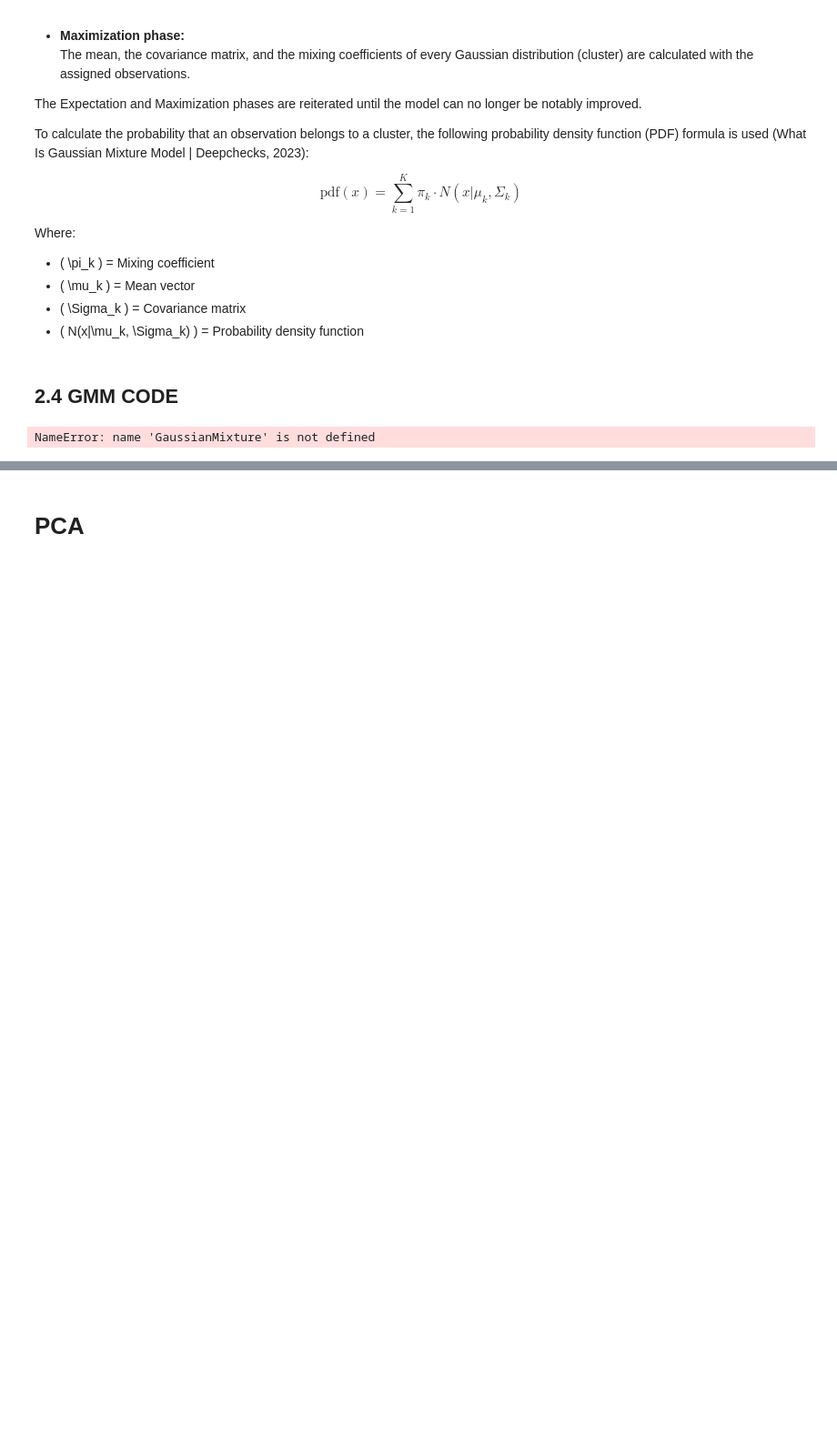
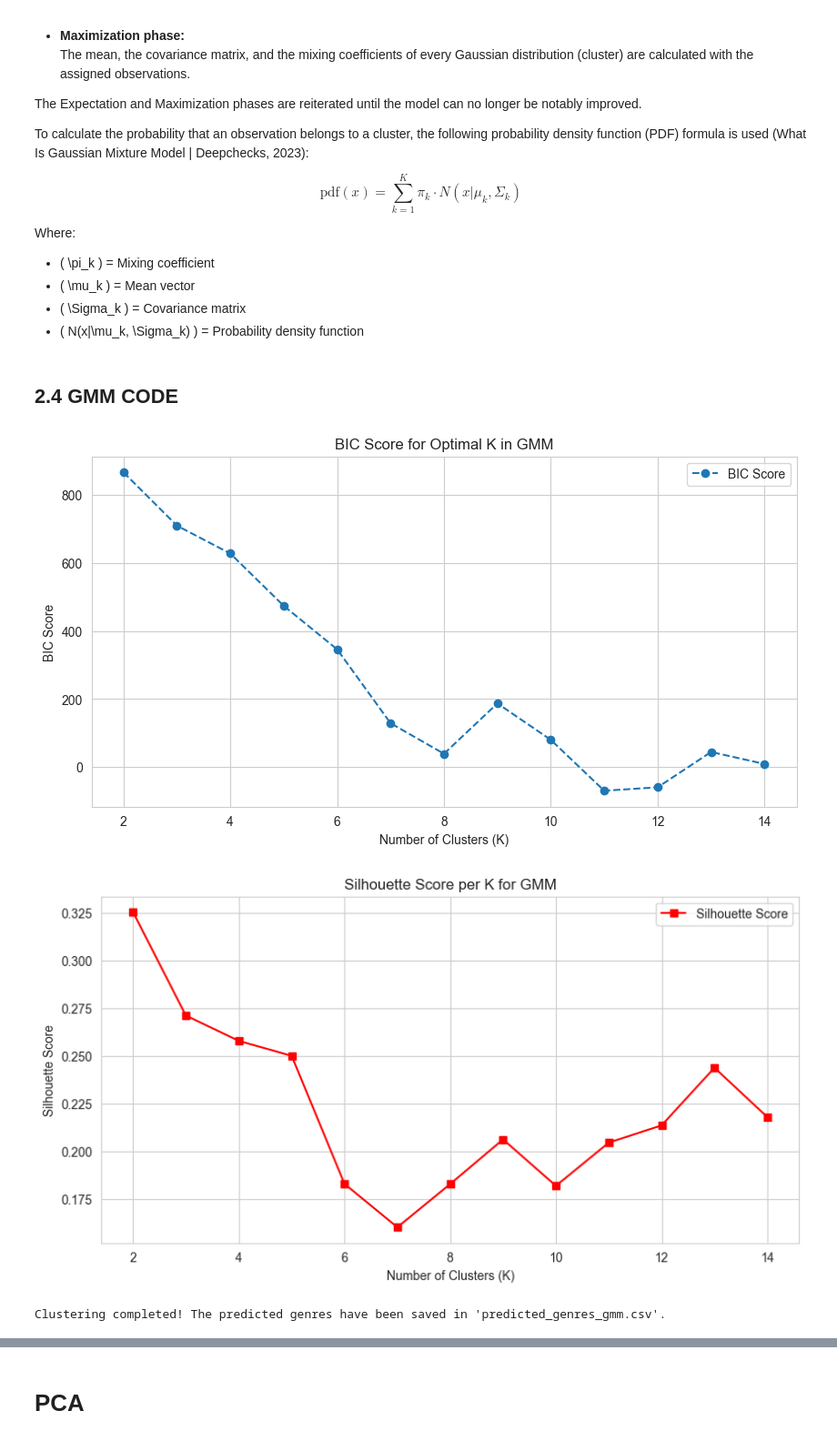
Before and after one commit to Akshay22087249/TurboAdventure, a Jupyter notebook: Main.ipynb, the cells around one changed output, grey strips where cells are left out. Shown at 91% size. Drawn from its saved outputs; the diff is of its cells as text; code cells hidden in the pictures; blank space fills up the shorter version.

```diff
--- a/Main.ipynb
+++ b/Main.ipynb
@@ -1086,7 +1086,6 @@ Where:
 # ChatGPT, 2025, Prompt 1: "how do i initialize gmm and which params are most important"
 # ChatGPT, 2025, Prompt 1: "what is bic for and how to interpret?"
 # Link: https://chatgpt.com/share/679fe496-73ac-8001-88e6-af2d9d216f71
-
 
 # **STEP 1: Load Data**
 labels_path = "muziek-genre-clustering-24-25/labels_new.csv"
@@ -1108,52 +1107,60 @@ scaler = StandardScaler()
 labeled_df[feature_columns] = scaler.fit_transform(labeled_df[feature_columns])
 unlabeled_df[feature_columns] = scaler.transform(unlabeled_df[feature_columns])  # Apply same scaling
 
-# **STEP 4: Determine Optimal Clusters with BIC (GMM Method)**
+# **STEP 4: Determine Optimal Clusters with BIC and Silhouette Score**
 bic_scores = []
 silhouette_scores = []
 K_range = range(2, 15)
 
 for k in K_range:
-    gmm = GaussianMixture(n_components=k, random_state=42, covariance_type='full')
+    gmm = GaussianMixture(n_components=k, random_state=42, n_init=10)
     gmm.fit(labeled_df[feature_columns])
+
+    labels = gmm.predict(labeled_df[feature_columns])
+
     bic_scores.append(gmm.bic(labeled_df[feature_columns]))
-    labels = gmm.predict(labeled_df[feature_columns])
-    silhouette_scores.append(silhouette_score(labeled_df[feature_columns], labels))
+
+    if k > 1:  # Silhouette score is only valid for k > 1
+        silhouette_scores.append(silhouette_score(labeled_df[feature_columns], labels))
+    else:
+        silhouette_scores.append(np.nan)
 
 # Plot BIC Scores
 plt.figure(figsize=(10, 5))
 plt.plot(K_range, bic_scores, marker='o', linestyle='--', label='BIC Score')
-plt.xlabel("Number of Components (K)")
+plt.xlabel("Number of Clusters (K)")
 plt.ylabel("BIC Score")
 plt.title("BIC Score for Optimal K in GMM")
 plt.legend()
 plt.show()
 
 # Plot Silhouette Scores
 plt.figure(figsize=(10, 5))
 plt.plot(K_range, silhouette_scores, marker='s', linestyle='-', color='red', label='Silhouette Score')
-plt.xlabel("Number of Components (K)")
+plt.xlabel("Number of Clusters (K)")
 plt.ylabel("Silhouette Score")
-plt.title("Silhouette Score per K (GMM)")
+plt.title("Silhouette Score per K for GMM")
 plt.legend()
 plt.show()
 
 # **STEP 5: Train GMM with Optimal K (User-Defined or Best from BIC)**
-optimal_k = int(12)  # You can manually choose the best value based on BIC/Silhouette
-gmm = GaussianMixture(n_components=optimal_k, random_state=42, covariance_type='full')
+optimal_k = int(3)  # Adjust based on BIC or silhouette method
+gmm = GaussianMixture(n_components=optimal_k, random_state=42, n_init=10)
 labeled_df["Cluster"] = gmm.fit_predict(labeled_df[feature_columns])
 
 # **STEP 6: Map Clusters to Genres**
 cluster_genre_mapping = labeled_df.groupby("Cluster")["genre"].agg(lambda x: x.mode()[0])
 
 # **STEP 7: Predict Clusters for the Unlabeled Dataset**
 unlabeled_df["Cluster"] = gmm.predict(unlabeled_df[feature_columns])
 unlabeled_df["genre"] = unlabeled_df["Cluster"].map(cluster_genre_mapping)
 
 # **STEP 8: Save the Results**
 final_predictions = unlabeled_df[["filename", "genre"]]
 final_predictions.to_csv("predicted_genres_gmm.csv", index=False)
 
-print(" GMM clustering completed! The predicted genres have been saved in 'predicted_genres_gmm.csv'.")
+print("Clustering completed! The predicted genres have been saved in 'predicted_genres_gmm.csv'.")
 # %% [output]
+[figure, added]
+[figure, added]
-NameError: name 'GaussianMixture' is not defined
+Clustering completed! The predicted genres have been saved in 'predicted_genres_gmm.csv'.
```
Also changed, not shown: parts of 10 cells of this notebook, 1 other file.
